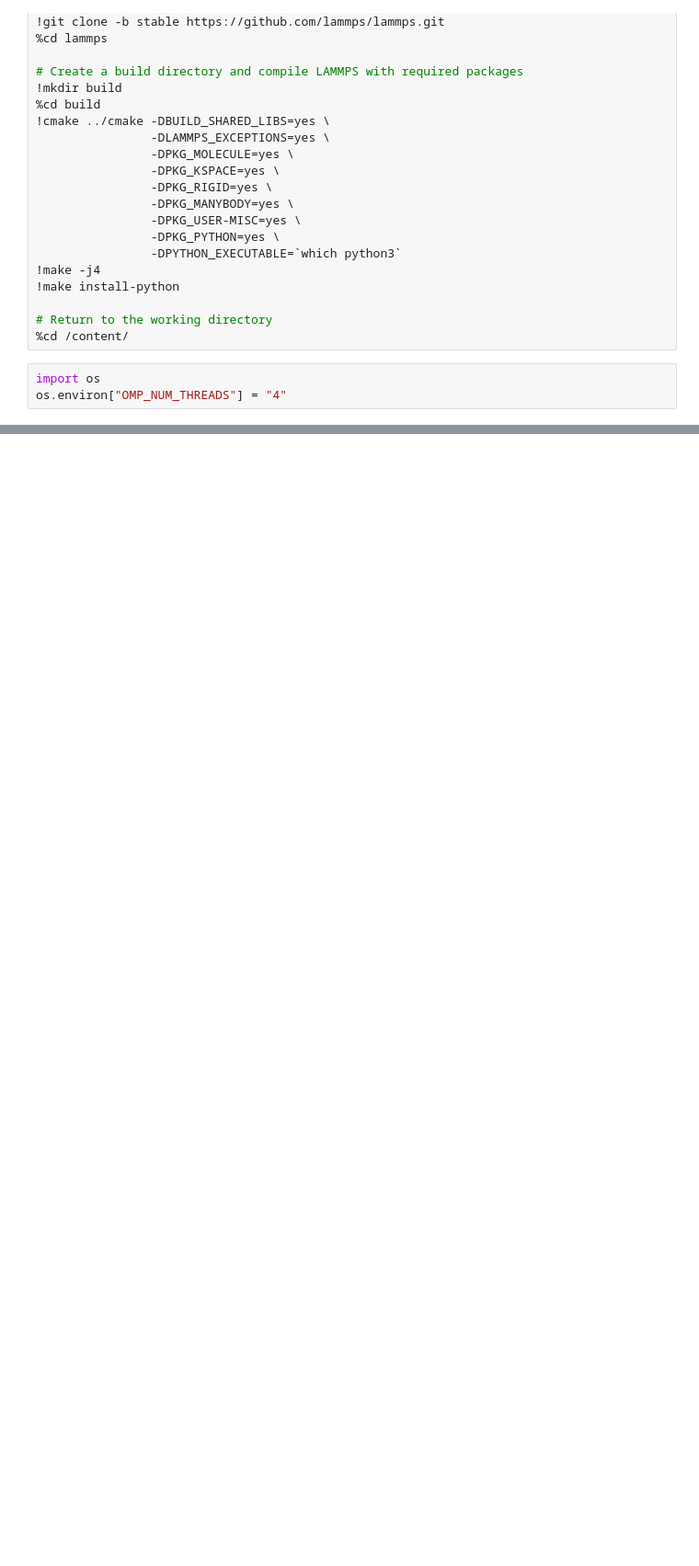
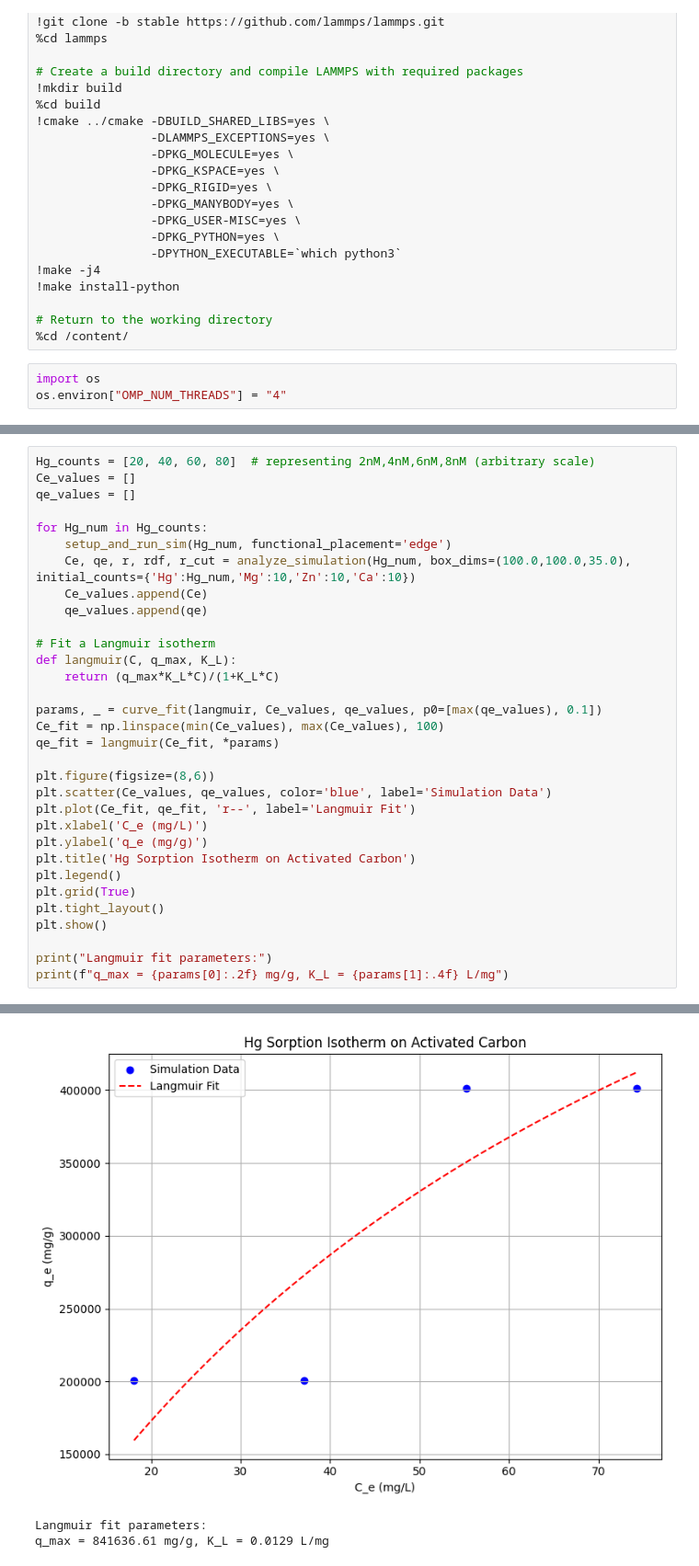
Before and after one commit to sushirito/Molecular-Dynamics, a Jupyter notebook: Copy_of_Mercury_Graphene_Sheet_MD.ipynb, the cells around one changed output, grey strips where cells are left out. Shown: that part at 92% size. Drawn from its saved outputs; the diff is of its cells as text; blank space fills up the shorter version.

Commit message:
Working Small-Scale Simulation

```diff
--- a/Copy_of_Mercury_Graphene_Sheet_MD.ipynb
+++ b/Copy_of_Mercury_Graphene_Sheet_MD.ipynb
@@ -1002,0 +605,33 @@ def process_simulation(data_file, dump_file, initial_Hg, initial_competing_ions,
+# %%
+Hg_counts = [20, 40, 60, 80]  # representing 2nM,4nM,6nM,8nM (arbitrary scale)
+Ce_values = []
+qe_values = []
+
+for Hg_num in Hg_counts:
+    setup_and_run_sim(Hg_num, functional_placement='edge')
+    Ce, qe, r, rdf, r_cut = analyze_simulation(Hg_num, box_dims=(100.0,100.0,35.0), initial_counts={'Hg':Hg_num,'Mg':10,'Zn':10,'Ca':10})
+    Ce_values.append(Ce)
+    qe_values.append(qe)
+
+# Fit a Langmuir isotherm
+def langmuir(C, q_max, K_L):
+    return (q_max*K_L*C)/(1+K_L*C)
+
+params, _ = curve_fit(langmuir, Ce_values, qe_values, p0=[max(qe_values), 0.1])
+Ce_fit = np.linspace(min(Ce_values), max(Ce_values), 100)
+qe_fit = langmuir(Ce_fit, *params)
+
+plt.figure(figsize=(8,6))
+plt.scatter(Ce_values, qe_values, color='blue', label='Simulation Data')
+plt.plot(Ce_fit, qe_fit, 'r--', label='Langmuir Fit')
+plt.xlabel('C_e (mg/L)')
+plt.ylabel('q_e (mg/g)')
+plt.title('Hg Sorption Isotherm on Activated Carbon')
+plt.legend()
+plt.grid(True)
+plt.tight_layout()
+plt.show()
+
+print("Langmuir fit parameters:")
+print(f"q_max = {params[0]:.2f} mg/g, K_L = {params[1]:.4f} L/mg")
+# %% [output]
@@ -1002,0 +655,3 @@ def process_simulation(data_file, dump_file, initial_Hg, initial_competing_ions,
+[figure, added]
+Langmuir fit parameters:
+q_max = 841636.61 mg/g, K_L = 0.0129 L/mg
```
Also changed, not shown: parts of 20 cells of this notebook.
